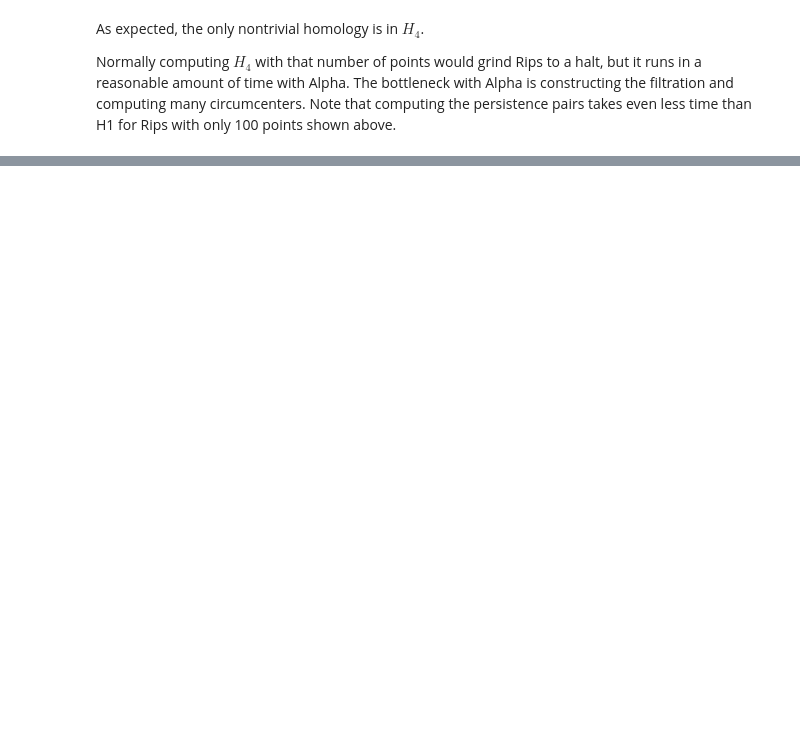
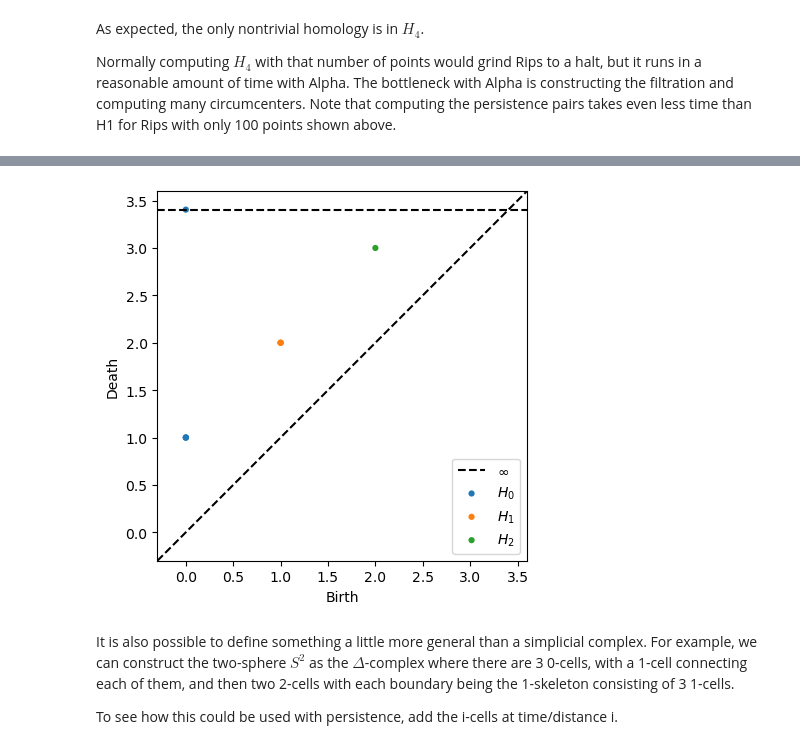
Before and after one commit to scikit-tda/cechmate, a Jupyter notebook: docs/notebooks/BasicUsage.ipynb, the cells around one changed output, grey strips where cells are left out. Drawn from its saved outputs; the diff is of its cells as text; code cells hidden in the pictures; blank space fills up the shorter version.

Commit message:
Add examples to BasicUsage notebook

```diff
--- a/docs/notebooks/BasicUsage.ipynb
+++ b/docs/notebooks/BasicUsage.ipynb
@@ -143,0 +155,31 @@ H1:
+# %%
+from cechmate.filtrations.custom import Custom
+
+from math import factorial
+
+from itertools import combinations
+
+class SimplexSizeFiltration(Custom):
+    """
+    This filtration takes in a list of points, and builts up a simplex
+    from them. The simplex has i-faces added at time i.
+    """
+
+    def build(self,X):
+
+        simplices = list()
+
+        n = len(X)
+
+        for k in range(1,n+1):
+
+            n_choose_k = int(factorial(n)/(factorial(k)*factorial(n-k)))
+
+            simplices += list(zip(combinations(X,k),
+                                  [k-1]*n_choose_k))
+
+        return simplices
+# %%
+ssf = SimplexSizeFiltration()
+simplices = ssf.build('abcd')
+simplices
@@ -143,0 +202,4 @@ H1:
+# %%
+simplex_size_dgms = ssf.diagrams(simplices,show_inf=True)
+
+simplex_size_dgms
@@ -143,0 +219,8 @@ H1:
+# %%
+plot_diagrams(simplex_size_dgms)
+# %% [output]
+[figure, added]
+# %% [markdown]
+It is also possible to define something a little more general than a simplicial complex. For example, we can construct the two-sphere $S^2$ as the $\Delta$-complex where there are 3 0-cells, with a 1-cell connecting each of them, and then two 2-cells with each boundary being the 1-skeleton consisting of 3 1-cells.
+
+To see how this could be used with persistence, add the i-cells at time/distance i.
```
Also changed, not shown: parts of 22 cells of this notebook.
